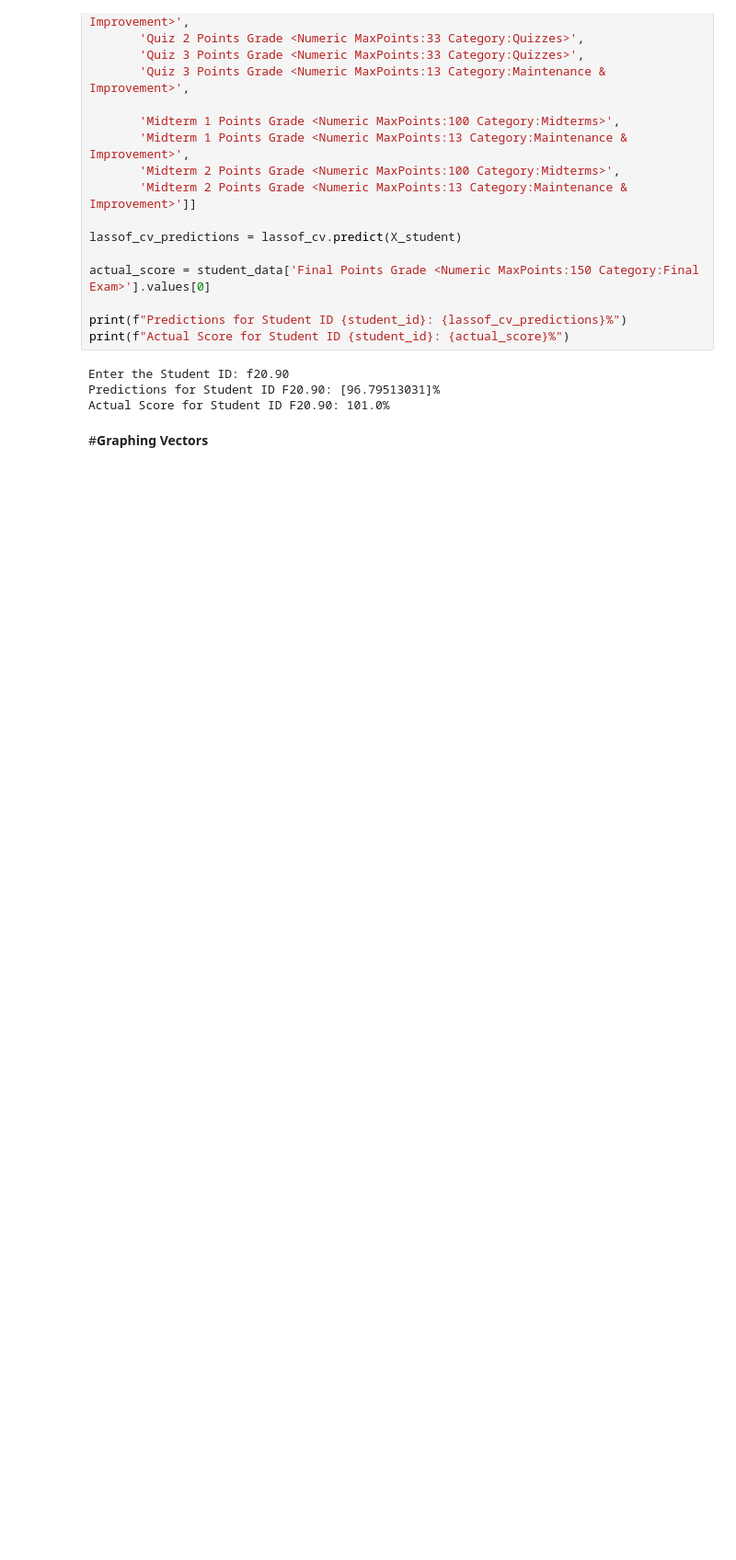
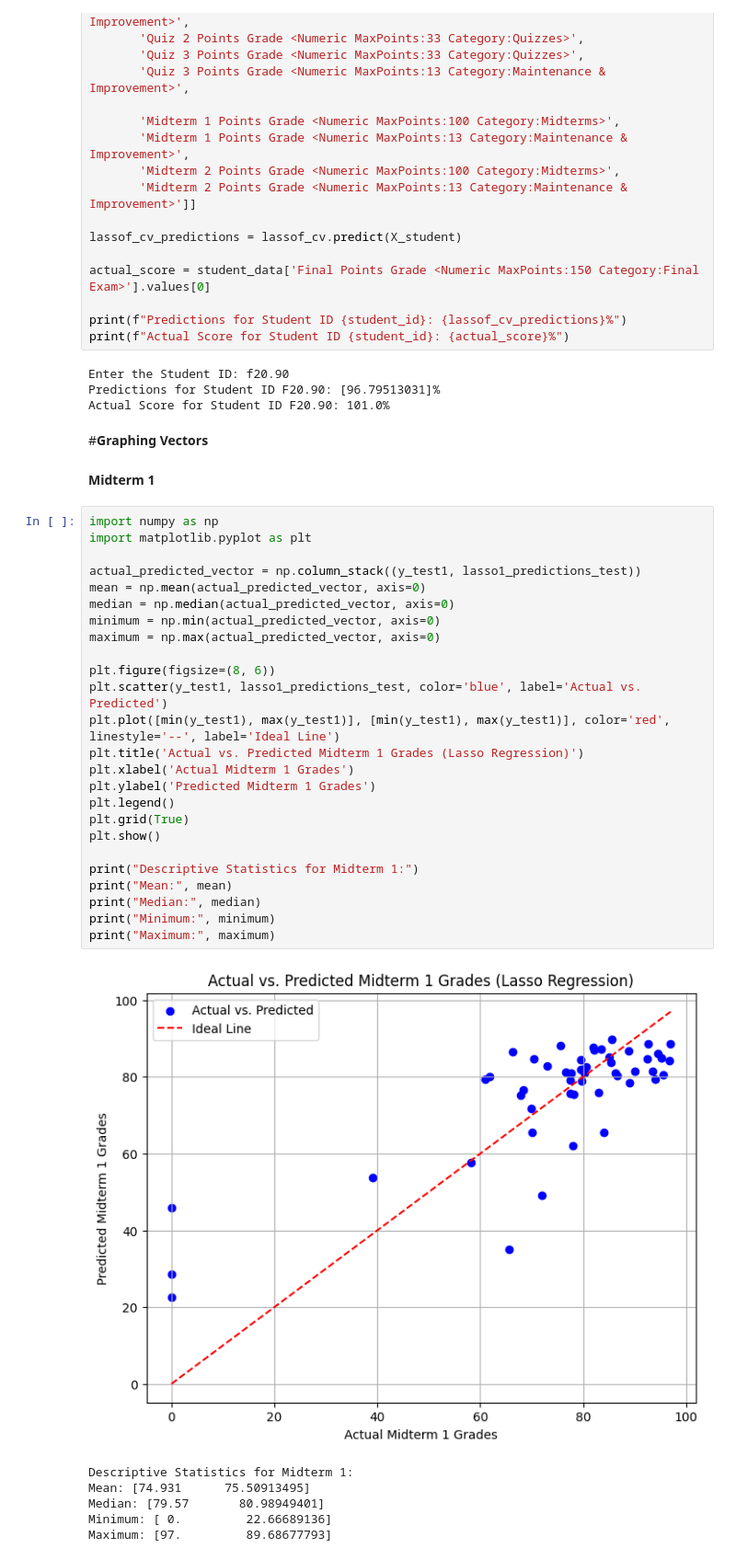
Before and after one commit to trishaha/STAT108-Student-Success-Dashboard, a Jupyter notebook: STAT108_Predictive_Modeling_Lasso_Regression.ipynb, the cells around one changed output. Shown at 92% size. Drawn from its saved outputs; the diff is of its cells as text; blank space fills up the shorter version.

```diff
--- a/STAT108_Predictive_Modeling_Lasso_Regression.ipynb
+++ b/STAT108_Predictive_Modeling_Lasso_Regression.ipynb
@@ -556,3 +556,37 @@ Predictions for Student ID F20.90: [96.79513031]%
 Actual Score for Student ID F20.90: 101.0%
 # %% [markdown]
 #**Graphing Vectors**
+# %% [markdown]
+**Midterm 1**
+# %%
+import numpy as np
+import matplotlib.pyplot as plt
+
+actual_predicted_vector = np.column_stack((y_test1, lasso1_predictions_test))
+mean = np.mean(actual_predicted_vector, axis=0)
+median = np.median(actual_predicted_vector, axis=0)
+minimum = np.min(actual_predicted_vector, axis=0)
+maximum = np.max(actual_predicted_vector, axis=0)
+
+plt.figure(figsize=(8, 6))
+plt.scatter(y_test1, lasso1_predictions_test, color='blue', label='Actual vs. Predicted')
+plt.plot([min(y_test1), max(y_test1)], [min(y_test1), max(y_test1)], color='red', linestyle='--', label='Ideal Line')
+plt.title('Actual vs. Predicted Midterm 1 Grades (Lasso Regression)')
+plt.xlabel('Actual Midterm 1 Grades')
+plt.ylabel('Predicted Midterm 1 Grades')
+plt.legend()
+plt.grid(True)
+plt.show()
+
+print("Descriptive Statistics for Midterm 1:")
+print("Mean:", mean)
+print("Median:", median)
+print("Minimum:", minimum)
+print("Maximum:", maximum)
+# %% [output]
+[figure, added]
+Descriptive Statistics for Midterm 1:
+Mean: [74.931      75.50913495]
+Median: [79.57       80.98949401]
+Minimum: [ 0.         22.66689136]
+Maximum: [97.         89.68677793]
```
Also changed, not shown: parts of 5 cells of this notebook.
